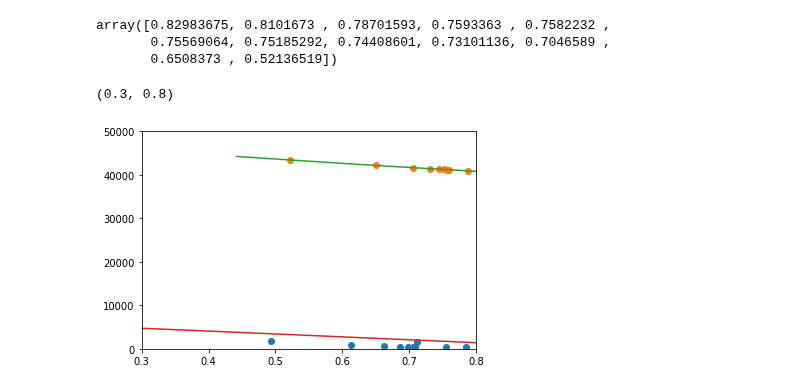
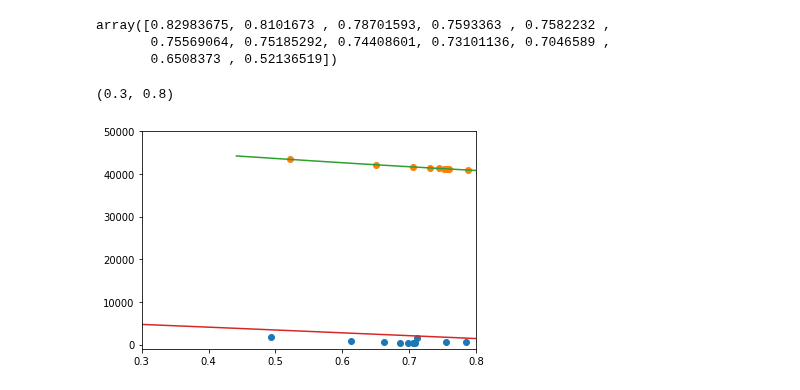
Before and after one commit to albertmitchell3/Distillation_Column, a Jupyter notebook: Basic Distillation Column/Model_2_Getting_Energy_to_Function.ipynb, the cells around one changed output. Cells and saved outputs as stored; diff of their text form; code cells hidden in the pictures.

```diff
--- a/Basic Distillation Column/Model_2_Getting_Energy_to_Function.ipynb
+++ b/Basic Distillation Column/Model_2_Getting_Energy_to_Function.ipynb
@@ -527,12 +527,12 @@ array([0.82983675, 0.8101673 , 0.78701593, 0.7593363 , 0.7582232 ,
 # %%
 plt.plot(sol_x,sol_H,"o")
 plt.plot(sol_y,HV,"o")
 
 
 plt.plot(y,Hi_V)
 plt.plot(x,Hi_L)
-plt.ylim(-100,50000)
+plt.ylim(-1000,50000)
 plt.xlim(0.3,0.8)
 # %% [output]
 (0.3, 0.8)
-[figure, old version]
+[figure, new version]
```
